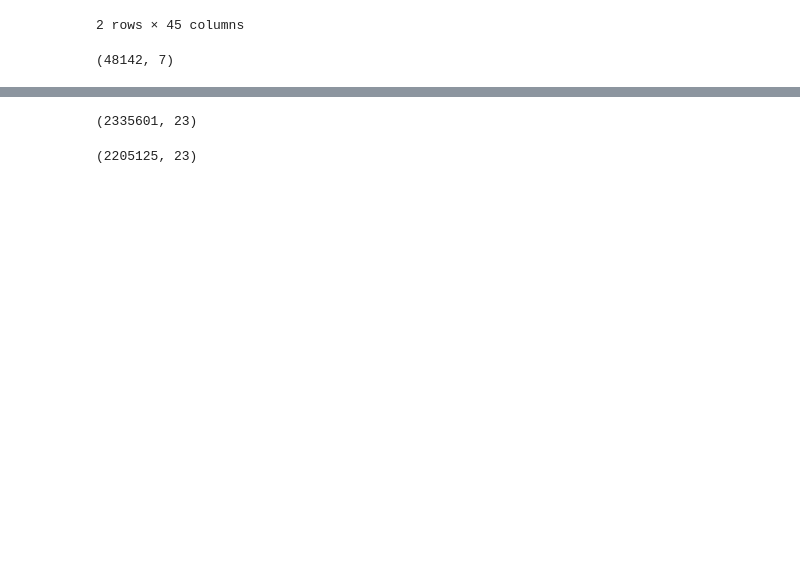
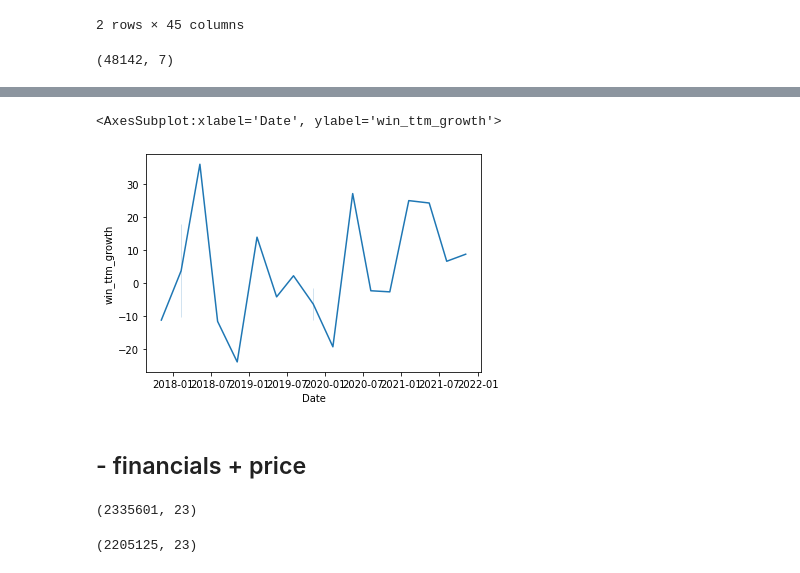
Before and after one commit to valentina-bec/tokyo-stock-exchange, a Jupyter notebook: preprocessing.ipynb, the cells around one changed output, grey strips where cells are left out. Drawn from its saved outputs; the diff is of its cells as text; code cells hidden in the pictures; blank space fills up the shorter version.

```diff
--- a/preprocessing.ipynb
+++ b/preprocessing.ipynb
@@ -123,0 +131,6 @@ memory usage: 2.9 MB
+# %%
+import seaborn as sns
+sns.lineplot(filled_financial_features.query('SecuritiesCode == 1301').Date, filled_financial_features.query('SecuritiesCode == 1301').win_ttm_growth)
+# %% [output]
+<AxesSubplot:xlabel='Date', ylabel='win_ttm_growth'>
+[figure, added]
@@ -124,3 +163,5 @@ memory usage: 2.9 MB
+# %% [markdown]
+## - financials + price
 # %%
 # concat financials and price
 price_financial = pd.merge(adjusted_price, filled_finances, how='left', on=['SecuritiesCode', 'Date'])
```
Also changed, not shown: parts of 22 cells of this notebook, 3 other files.
